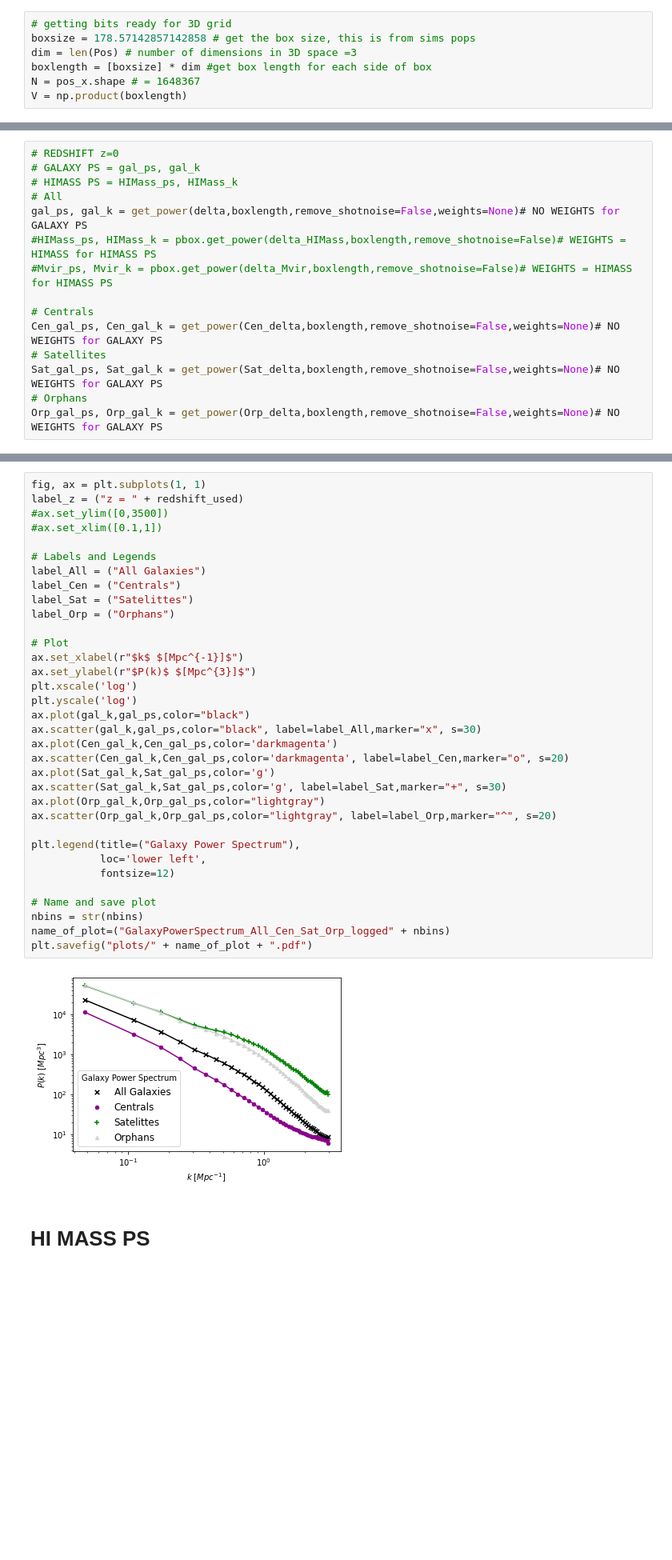
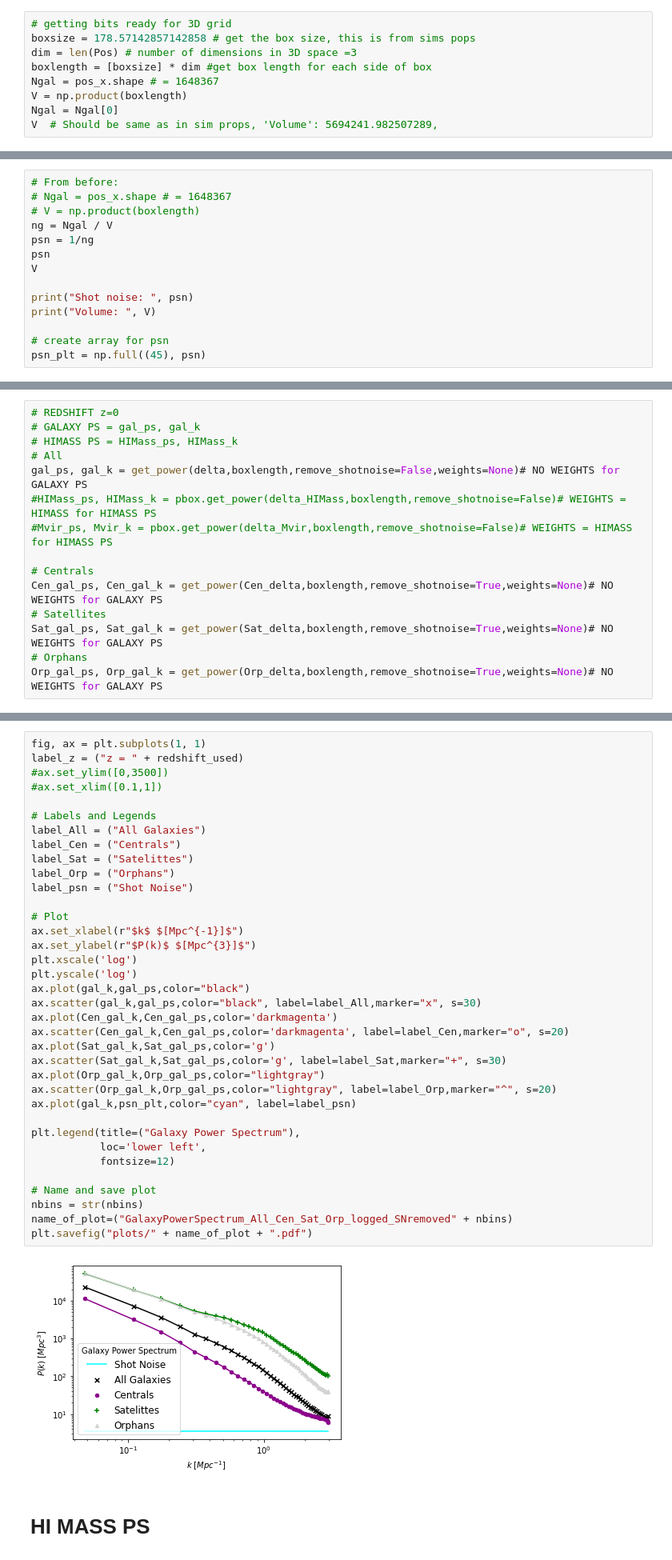
Before and after one commit to AliceEMaffs/DRAGONS_Project, a Jupyter notebook: Power_Spectrum_All_Cen_Sat.ipynb, the cells around one changed output, grey strips where cells are left out. Shown: that part at 80% size. Drawn from its saved outputs; the diff is of its cells as text; blank space fills up the shorter version.

Commit message:
Power Spectra Final plots in TEST, need to rename

```diff
--- a/Power_Spectrum_All_Cen_Sat.ipynb
+++ b/Power_Spectrum_All_Cen_Sat.ipynb
@@ -140,5 +169,7 @@ Orp_Mvir = Orp_gals["Mvir"]
 boxsize = 178.57142857142858 # get the box size, this is from sims pops
 dim = len(Pos) # number of dimensions in 3D space =3
 boxlength = [boxsize] * dim #get box length for each side of box
-N = pos_x.shape # = 1648367
+Ngal = pos_x.shape # = 1648367
 V = np.product(boxlength)
+Ngal = Ngal[0]
+V  # Should be same as in sim props, 'Volume': 5694241.982507289,
@@ -144,0 +180,14 @@ V = np.product(boxlength)
+# %%
+# From before:
+# Ngal = pos_x.shape # = 1648367
+# V = np.product(boxlength)
+ng = Ngal / V
+psn = 1/ng
+psn
+V
+
+print("Shot noise: ", psn)
+print("Volume: ", V)
+
+# create array for psn
+psn_plt = np.full((45), psn)
@@ -205,11 +339,11 @@ gal_ps, gal_k = get_power(delta,boxlength,remove_shotnoise=False,weights=None)#
 #Mvir_ps, Mvir_k = pbox.get_power(delta_Mvir,boxlength,remove_shotnoise=False)# WEIGHTS = HIMASS for HIMASS PS
 
 # Centrals
-Cen_gal_ps, Cen_gal_k = get_power(Cen_delta,boxlength,remove_shotnoise=False,weights=None)# NO WEIGHTS for GALAXY PS
+Cen_gal_ps, Cen_gal_k = get_power(Cen_delta,boxlength,remove_shotnoise=True,weights=None)# NO WEIGHTS for GALAXY PS
 # Satellites
-Sat_gal_ps, Sat_gal_k = get_power(Sat_delta,boxlength,remove_shotnoise=False,weights=None)# NO WEIGHTS for GALAXY PS
+Sat_gal_ps, Sat_gal_k = get_power(Sat_delta,boxlength,remove_shotnoise=True,weights=None)# NO WEIGHTS for GALAXY PS
 # Orphans
-Orp_gal_ps, Orp_gal_k = get_power(Orp_delta,boxlength,remove_shotnoise=False,weights=None)# NO WEIGHTS for GALAXY PS
+Orp_gal_ps, Orp_gal_k = get_power(Orp_delta,boxlength,remove_shotnoise=True,weights=None)# NO WEIGHTS for GALAXY PS
 # %% [markdown]
 # PLOT
 ## GALAXY PS
@@ -220,35 +354,37 @@ label_z = ("z = " + redshift_used)
 #ax.set_xlim([0.1,1])
 
 # Labels and Legends
 label_All = ("All Galaxies")
 label_Cen = ("Centrals")
 label_Sat = ("Satelittes")
 label_Orp = ("Orphans")
+label_psn = ("Shot Noise")
 
 # Plot
 ax.set_xlabel(r"$k$ $[Mpc^{-1}]$")
 ax.set_ylabel(r"$P(k)$ $[Mpc^{3}]$")
 plt.xscale('log')
 plt.yscale('log')
 ax.plot(gal_k,gal_ps,color="black")
 ax.scatter(gal_k,gal_ps,color="black", label=label_All,marker="x", s=30)
 ax.plot(Cen_gal_k,Cen_gal_ps,color='darkmagenta')
 ax.scatter(Cen_gal_k,Cen_gal_ps,color='darkmagenta', label=label_Cen,marker="o", s=20)
 ax.plot(Sat_gal_k,Sat_gal_ps,color='g')
 ax.scatter(Sat_gal_k,Sat_gal_ps,color='g', label=label_Sat,marker="+", s=30)
 ax.plot(Orp_gal_k,Orp_gal_ps,color="lightgray")
 ax.scatter(Orp_gal_k,Orp_gal_ps,color="lightgray", label=label_Orp,marker="^", s=20)
+ax.plot(gal_k,psn_plt,color="cyan", label=label_psn)
 
 plt.legend(title=("Galaxy Power Spectrum"),
            loc='lower left',
            fontsize=12)
 
 # Name and save plot
 nbins = str(nbins)
-name_of_plot=("GalaxyPowerSpectrum_All_Cen_Sat_Orp_logged" + nbins)
+name_of_plot=("GalaxyPowerSpectrum_All_Cen_Sat_Orp_logged_SNremoved" + nbins)
 plt.savefig("plots/" + name_of_plot + ".pdf")
 # %% [output]
-[figure, old version]
+[figure, new version]
 # %% [markdown]
 # HI MASS PS
 # %% [markdown]
```
Also changed, not shown: parts of 12 cells of this notebook, 7 other files.
